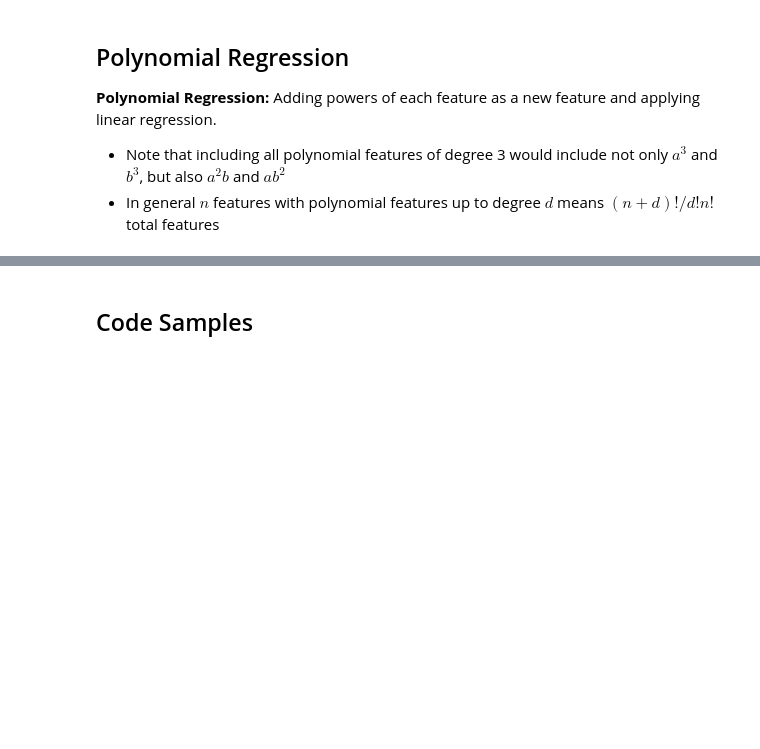
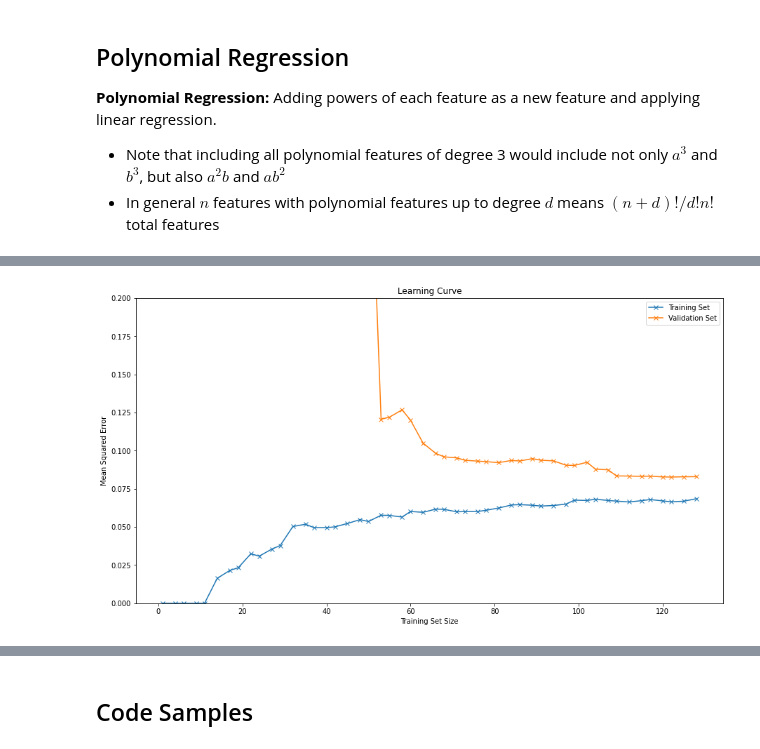
Before and after one commit to chris-leonard/hands-on-machine-learning, a Jupyter notebook: chapter-4/chapter-4-notes.ipynb, the cells around one changed output, grey strips where cells are left out. Cells and saved outputs as stored; diff of their text form; code cells hidden in the pictures; blank space fills up the shorter version.

```diff
--- a/chapter-4/chapter-4-notes.ipynb
+++ b/chapter-4/chapter-4-notes.ipynb
@@ -232,0 +296,13 @@ Coefficient of x^2: 0.52
+# %%
+# learning curves for degree 10 polynomial regression
+from sklearn.pipeline import make_pipeline
+
+poly10_reg = make_pipeline(
+    PolynomialFeatures(degree=10, include_bias=False), LinearRegression()
+)
+train_sizes = np.linspace(
+    0.01, 0.8, 50
+)  # can also provide int sizes of training sets to use
+plot_learning_curves(poly10_reg, train_sizes, y_top=0.2)
+# %% [output]
+[figure, added]
```
Also changed, not shown: parts of 8 cells of this notebook, 4 other files.
